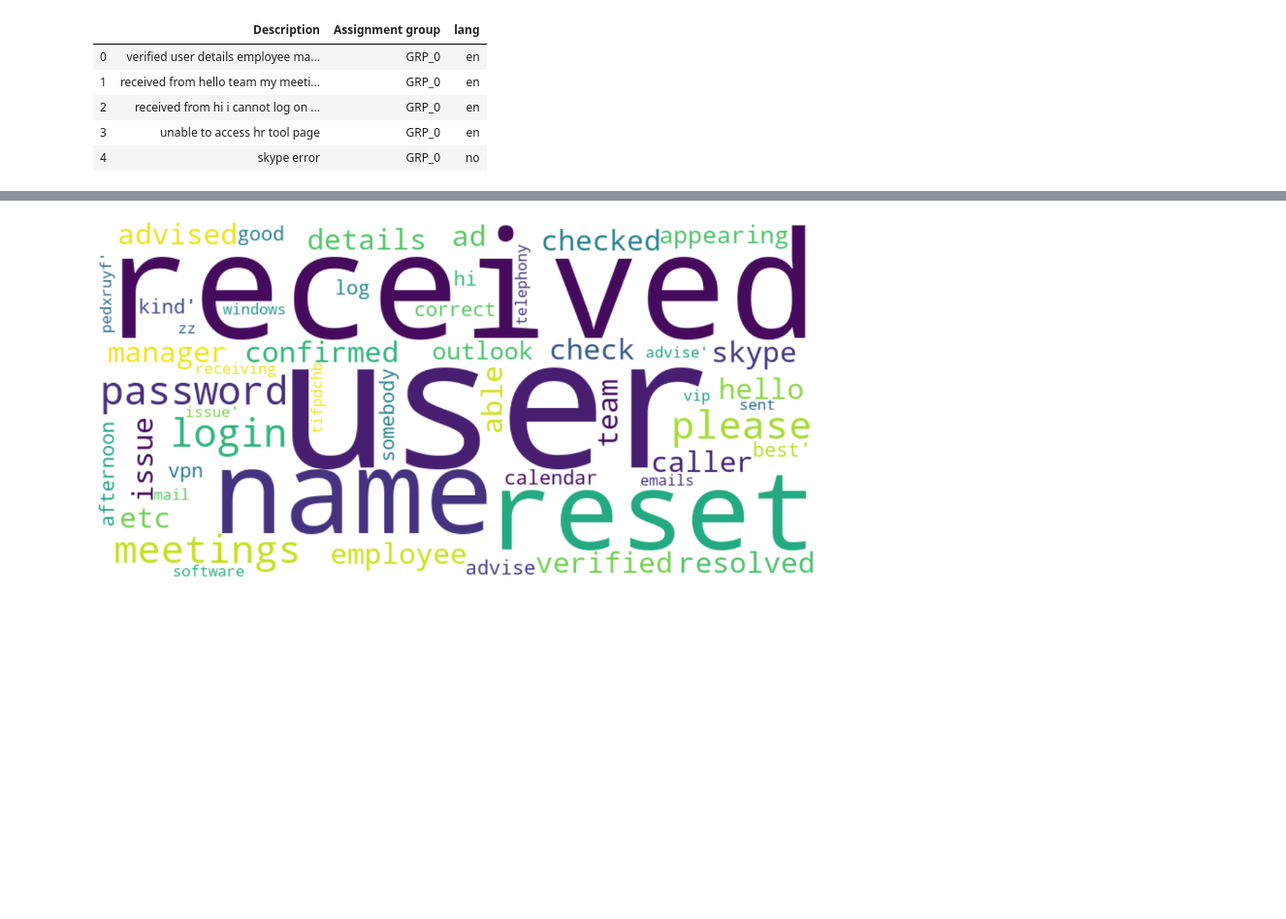
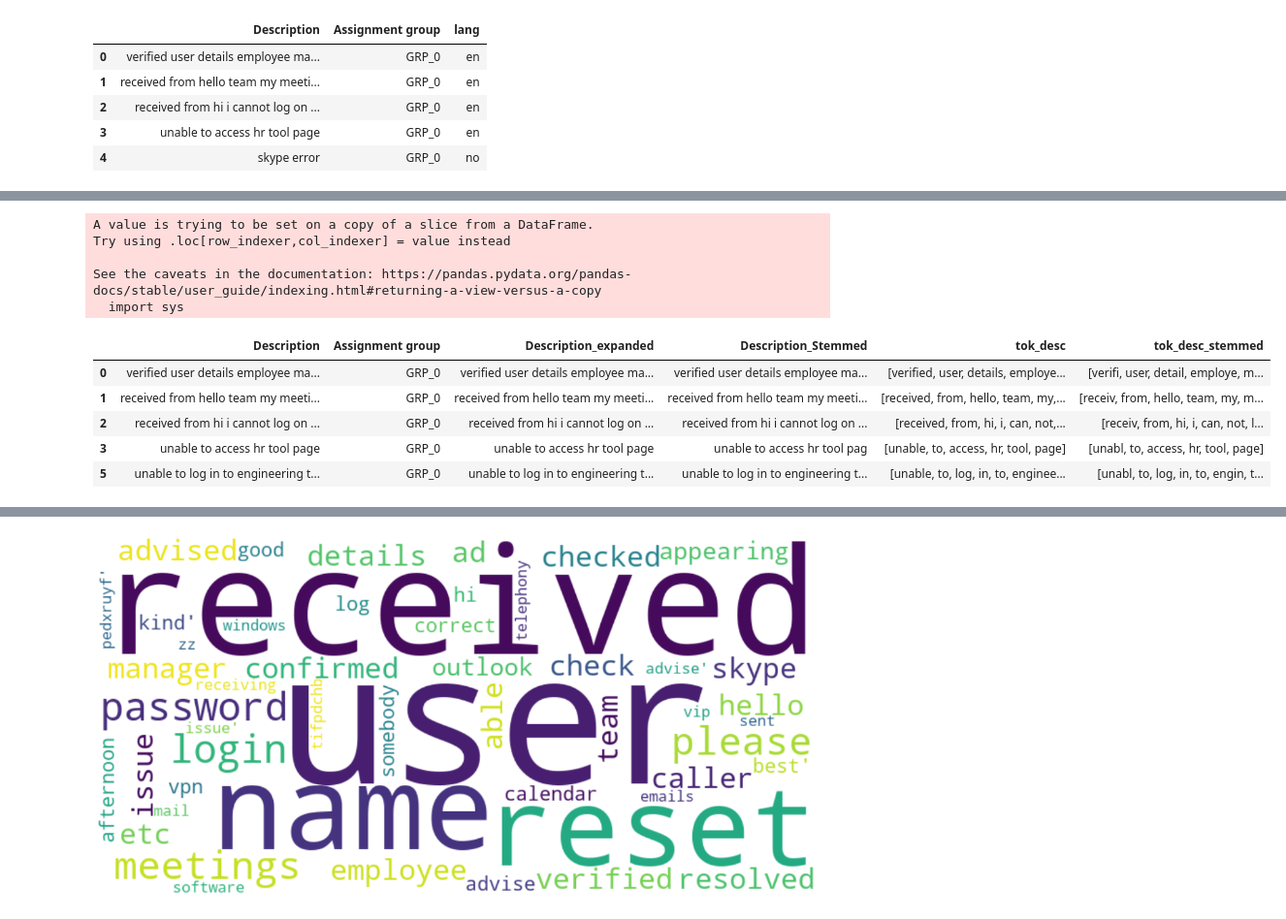
Before and after one commit to glaiml/capstone, a Jupyter notebook: capstone-vgk.ipynb, the cells around one changed output, grey strips where cells are left out. Shown at 97% size. Cells and saved outputs as stored; diff of their text form; code cells hidden in the pictures; blank space fills up the shorter version.

```diff
--- a/capstone-vgk.ipynb
+++ b/capstone-vgk.ipynb
@@ -653,0 +750,23 @@ SystemExit: 1
+# %%
+def get_stemmed_list(list):
+  output = []
+  for i in list:
+    output.append(snow.stem(i))
+  return output
+
+ticket_df_english['tok_desc_stemmed'] = ticket_df_english['tok_desc'].apply(lambda v: get_stemmed_list(v))
+# %% [output]
+A value is trying to be set on a copy of a slice from a DataFrame.
+Try using .loc[row_indexer,col_indexer] = value instead
+
+See the caveats in the documentation: https://pandas.pydata.org/pandas-docs/stable/user_guide/indexing.html#returning-a-view-versus-a-copy
+  import sys
+# %%
+ticket_df_english.head()
+# %% [output]
+|  | Description | Assignment group | Description_expanded | Description_Stemmed | tok_desc | tok_desc_stemmed |
+| 0 | verified user details employee ma... | GRP_0 | verified user details employee ma... | verified user details employee ma... | [verified, user, details, employe... | [verifi, user, detail, employe, m... |
+| 1 | received from hello team my meeti... | GRP_0 | received from hello team my meeti... | received from hello team my meeti... | [received, from, hello, team, my,... | [receiv, from, hello, team, my, m... |
+| 2 | received from hi i cannot log on ... | GRP_0 | received from hi i cannot log on ... | received from hi i cannot log on ... | [received, from, hi, i, can, not,... | [receiv, from, hi, i, can, not, l... |
+| 3 | unable to access hr tool page | GRP_0 | unable to access hr tool page | unable to access hr tool pag | [unable, to, access, hr, tool, page] | [unabl, to, access, hr, tool, page] |
+| 5 | unable to log in to engineering t... | GRP_0 | unable to log in to engineering t... | unable to log in to engineering t... | [unable, to, log, in, to, enginee... | [unabl, to, log, in, to, engin, t... |
```
Also changed, not shown: parts of 38 cells of this notebook.
